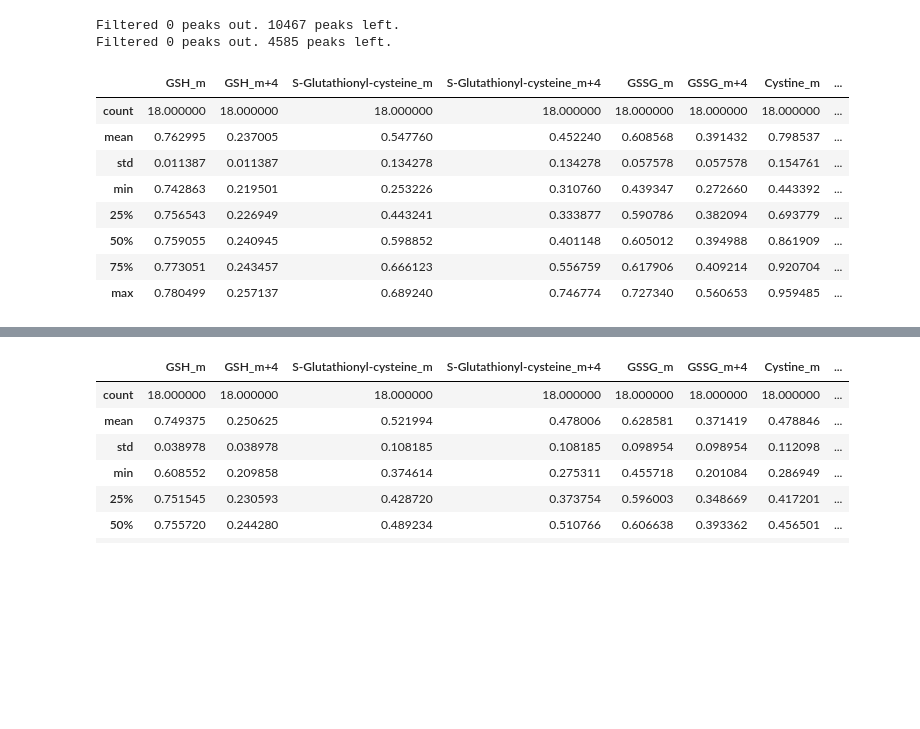
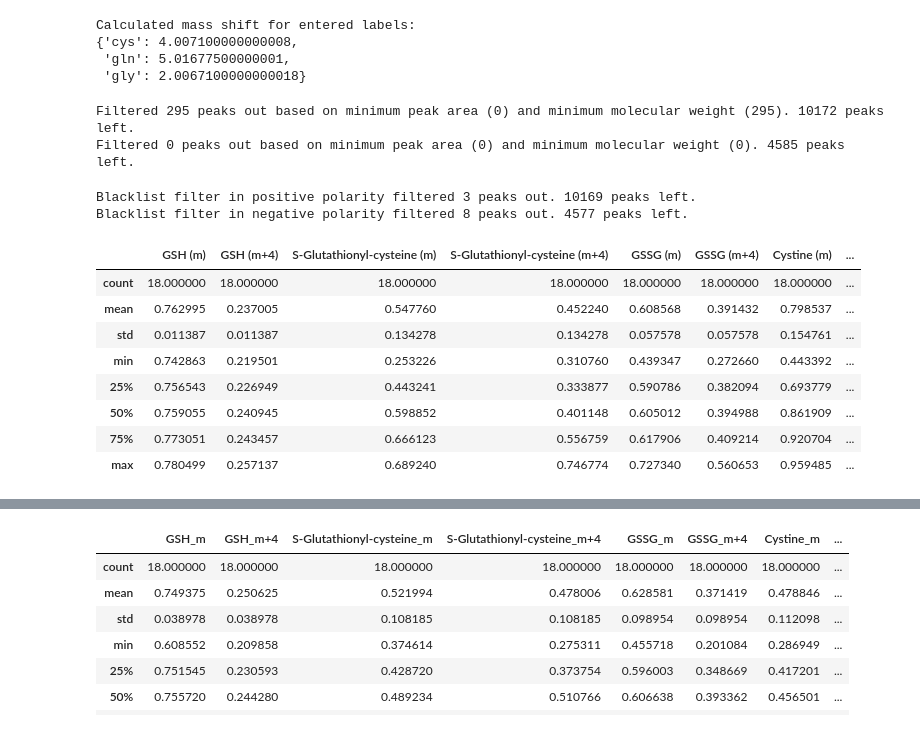
Before and after one commit to krdav/RMA_tracing, a Jupyter notebook: find_peak_pairs.ipynb, the cells around one changed output, grey strips where cells are left out. Saved outputs shown, nothing was run; the diff lists cells and outputs as text; code cells hidden in the pictures; blank space fills up the shorter version.

```diff
--- a/find_peak_pairs.ipynb
+++ b/find_peak_pairs.ipynb
@@ -66,10 +53,45 @@ known_cys_fnam = '/Users/krdav/Google Drive/MCB/Sullivan_lab/RMA_tracing/resourc
+# %%
+# Define parameters for peak filtering and peak pair finding and filtering:
+params = {
+    'labels': { # Specify the formula for the isotopes in the labels used
+        'cys': '[13]C3 [15]N',
+        'gly': '[13]C2',
+        'gln': '[13]C5'
+    },
+    'min_area': 5000,         # for a given peak the peak area at least one sample has to be above this value
+    'min_MW': 70,             # the minimum molecular weight of a compound in the peak list
+    'MW_shift_ppm_tol': 4,    # PPM mass tolerance when searching for peak pairs
+    'RT_tol': 0.25,           # Retention time tolerance when searching for peak pairs
+
+    # Range, or list of ranges, of labelled to unlabelled peak area ratios
+    # within the accepted cutoff
+    # These ratios are adjusted on an experiment-to-experiment basis (see below examples).
+    'area_ratio_cutoff': {
+        'cys': ((0.2, 0.28),
+                (0.34, 0.42)),  # GSSG theoretical parent/(parent+heavy) is 0.25 with 50/50 labelled
+        'gly': ((0.08, 0.24),),
+        'gln': ((0.18, 0.6),),
+    },
+}
+
+# Calculate the mass shift for each label:
+params['MW_shift'] = dict()
+for label in params['labels']:
+    params['MW_shift'][label] = isotopes2mass_shift(params['labels'][label], elements_fnam)
+print('Calculated mass shift for entered labels:')
+pp.pprint(params['MW_shift'])
+# %% [output]
+Calculated mass shift for entered labels:
+{'cys': 4.007100000000008,
+ 'gln': 5.01677500000001,
+ 'gly': 2.0067100000000018}
 # %%
 # Data as Excel file:
-datafile_pos = '/Users/krdav/Google Drive/MCB/Sullivan_lab/RMA_tracing/branch_03_29_20/SLC33A1/pos/SLC33A1_KO_BSO_control_pos.xlsx'
-datafile_neg = '/Users/krdav/Google Drive/MCB/Sullivan_lab/RMA_tracing/branch_03_29_20/SLC33A1/neg/SLC33A1_KO_BSO_control_neg.xlsx'
+datafile_pos = 'projects/SLC33A1/pos/SLC33A1_KO_BSO_control_pos.xlsx'
+datafile_neg = 'projects/SLC33A1/neg/SLC33A1_KO_BSO_control_neg.xlsx'
 
 # JSON file with "sample_name": "content_string":
-datafile_col_desc = '/Users/krdav/Google Drive/MCB/Sullivan_lab/RMA_tracing/branch_03_29_20/SLC33A1/SLC33A1_KO_BSO_control.json'
+datafile_col_desc = 'projects/SLC33A1/SLC33A1_KO_BSO_control.json'
 # Use eval function to turn JSON into a dictionary:
 col_names = eval(open(datafile_col_desc, 'r').read())
 
@@ -82,13 +104,18 @@ peak_obj = PeakData('SLC33A1_cys_tracing', col_names, sample_label, 1, params)
 peak_obj.read_peaks(datafile_pos, 'pos')
 peak_obj.read_peaks(datafile_neg, 'neg')
 # %% [output]
-Filtered 0 peaks out. 10467 peaks left.
-Filtered 0 peaks out. 4585 peaks left.
+Filtered 295 peaks out based on minimum peak area (0) and minimum molecular weight (295). 10172 peaks left.
+Filtered 0 peaks out based on minimum peak area (0) and minimum molecular weight (0). 4585 peaks left.
+# %%
+peak_obj.remove_blacklist_peaks(blacklist_dict)
+# %% [output]
+Blacklist filter in positive polarity filtered 3 peaks out. 10169 peaks left.
+Blacklist filter in negative polarity filtered 8 peaks out. 4577 peaks left.
 # %%
-intra_label_names = [n for n in sample_label['cys'] if 'intra' in n]
-pick_ratio(peak_obj.peak_data_pos, peak_obj.area_colnames_pos, intra_label_names, known_cys_fnam, ['m', 'm+4'], params)
+intra_label_names = [n for n in peak_obj.sample_label['cys'] if 'intra' in n]
+pick_ratio(peak_obj.peak_data_pos, peak_obj.area_colnames_pos, intra_label_names, known_cys_fnam, elements_fnam, ['m', 'm+4'], params)
 # %% [output]
-|  | GSH_m | GSH_m+4 | S-Glutathionyl-cysteine_m | S-Glutathionyl-cysteine_m+4 | GSSG_m | GSSG_m+4 | Cystine_m | ... |
+|  | GSH (m) | GSH (m+4) | S-Glutathionyl-cysteine (m) | S-Glutathionyl-cysteine (m+4) | GSSG (m) | GSSG (m+4) | Cystine (m) | ... |
 | count | 18.000000 | 18.000000 | 18.000000 | 18.000000 | 18.000000 | 18.000000 | 18.000000 | ... |
 | mean | 0.762995 | 0.237005 | 0.547760 | 0.452240 | 0.608568 | 0.391432 | 0.798537 | ... |
 | std | 0.011387 | 0.011387 | 0.134278 | 0.134278 | 0.057578 | 0.057578 | 0.154761 | ... |
```
Also changed, not shown: parts of 9 cells of this notebook, 5 other files.
